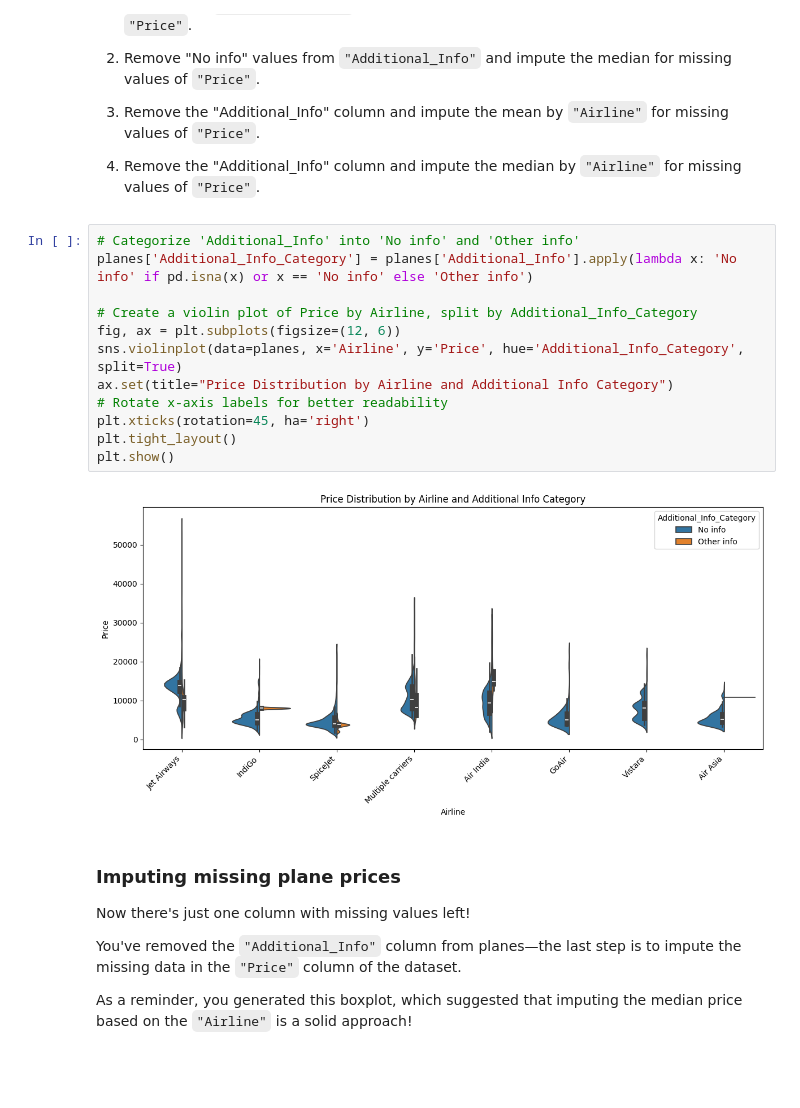
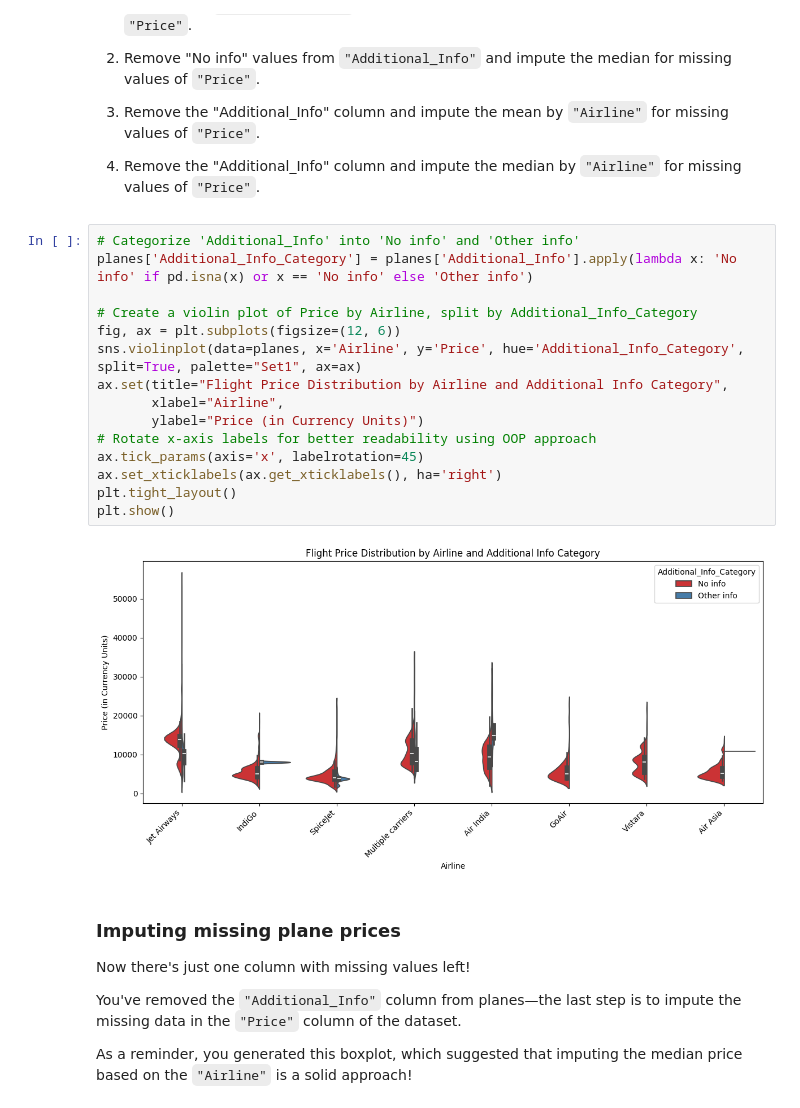
Before and after one commit to jhlopesalves/data-science-notebooks, a Jupyter notebook: Python/Exploratory Data Analysis/exploratory_data_analysis.ipynb, the cells around one changed output. Saved outputs shown, nothing was run; the diff lists cells and outputs as text; blank space fills up the shorter version.

```diff
--- a/Python/Exploratory Data Analysis/exploratory_data_analysis.ipynb
+++ b/Python/Exploratory Data Analysis/exploratory_data_analysis.ipynb
@@ -633,17 +633,20 @@ How should you deal with the missing values in `"Additional_Info"` and `"Price"`
 # %%
 # Categorize 'Additional_Info' into 'No info' and 'Other info'
 planes['Additional_Info_Category'] = planes['Additional_Info'].apply(lambda x: 'No info' if pd.isna(x) or x == 'No info' else 'Other info')
 
 # Create a violin plot of Price by Airline, split by Additional_Info_Category
 fig, ax = plt.subplots(figsize=(12, 6))
-sns.violinplot(data=planes, x='Airline', y='Price', hue='Additional_Info_Category', split=True)
-ax.set(title="Price Distribution by Airline and Additional Info Category")
-# Rotate x-axis labels for better readability
-plt.xticks(rotation=45, ha='right')
+sns.violinplot(data=planes, x='Airline', y='Price', hue='Additional_Info_Category', split=True, palette="Set1", ax=ax)
+ax.set(title="Flight Price Distribution by Airline and Additional Info Category",
+       xlabel="Airline",
+       ylabel="Price (in Currency Units)")
+# Rotate x-axis labels for better readability using OOP approach
+ax.tick_params(axis='x', labelrotation=45)
+ax.set_xticklabels(ax.get_xticklabels(), ha='right')
 plt.tight_layout()
 plt.show()
 # %% [output]
-[figure, old version]
+[figure, new version]
 # %% [markdown]
 ### Imputing missing plane prices
 Now there's just one column with missing values left!
```
Also changed, not shown: parts of 8 cells of this notebook, 1 other file.
